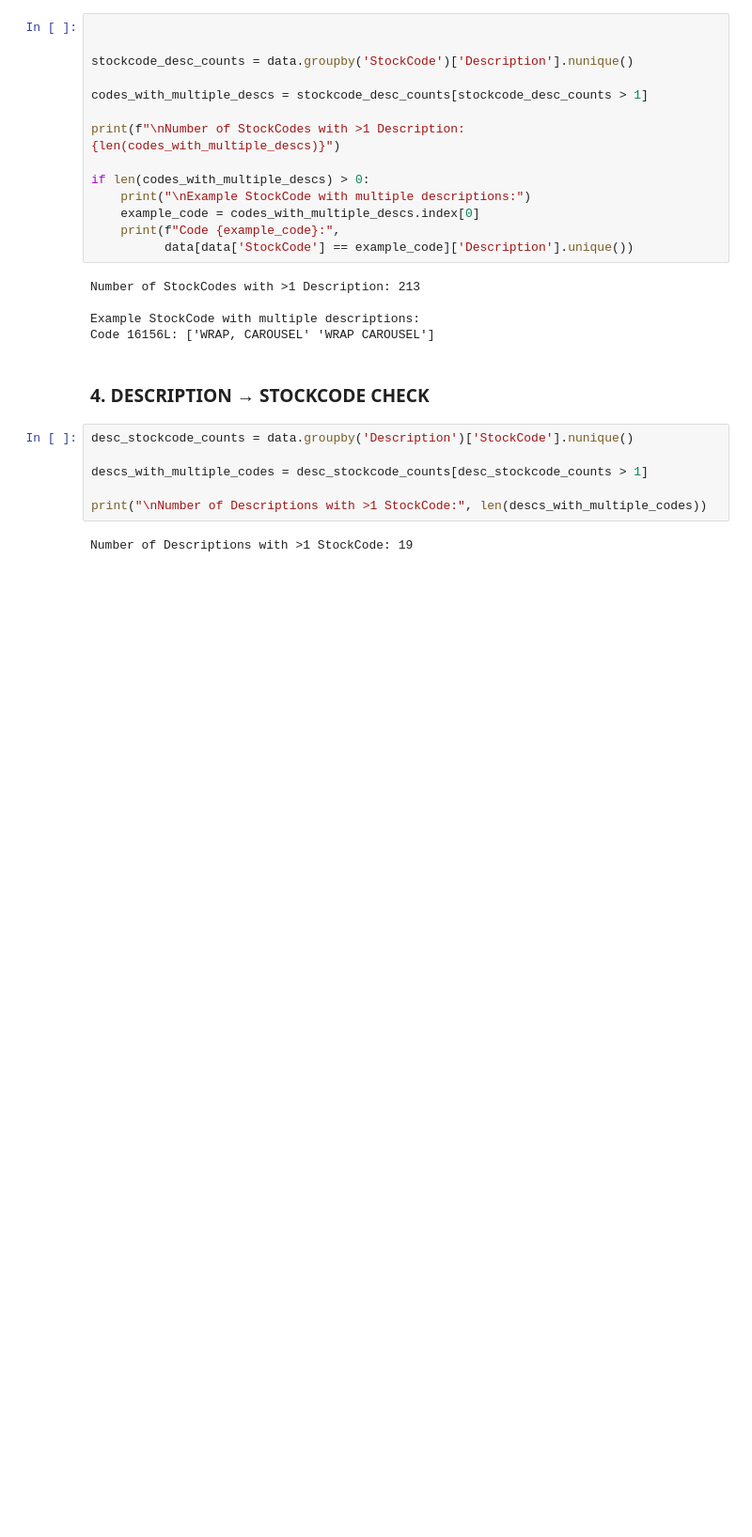
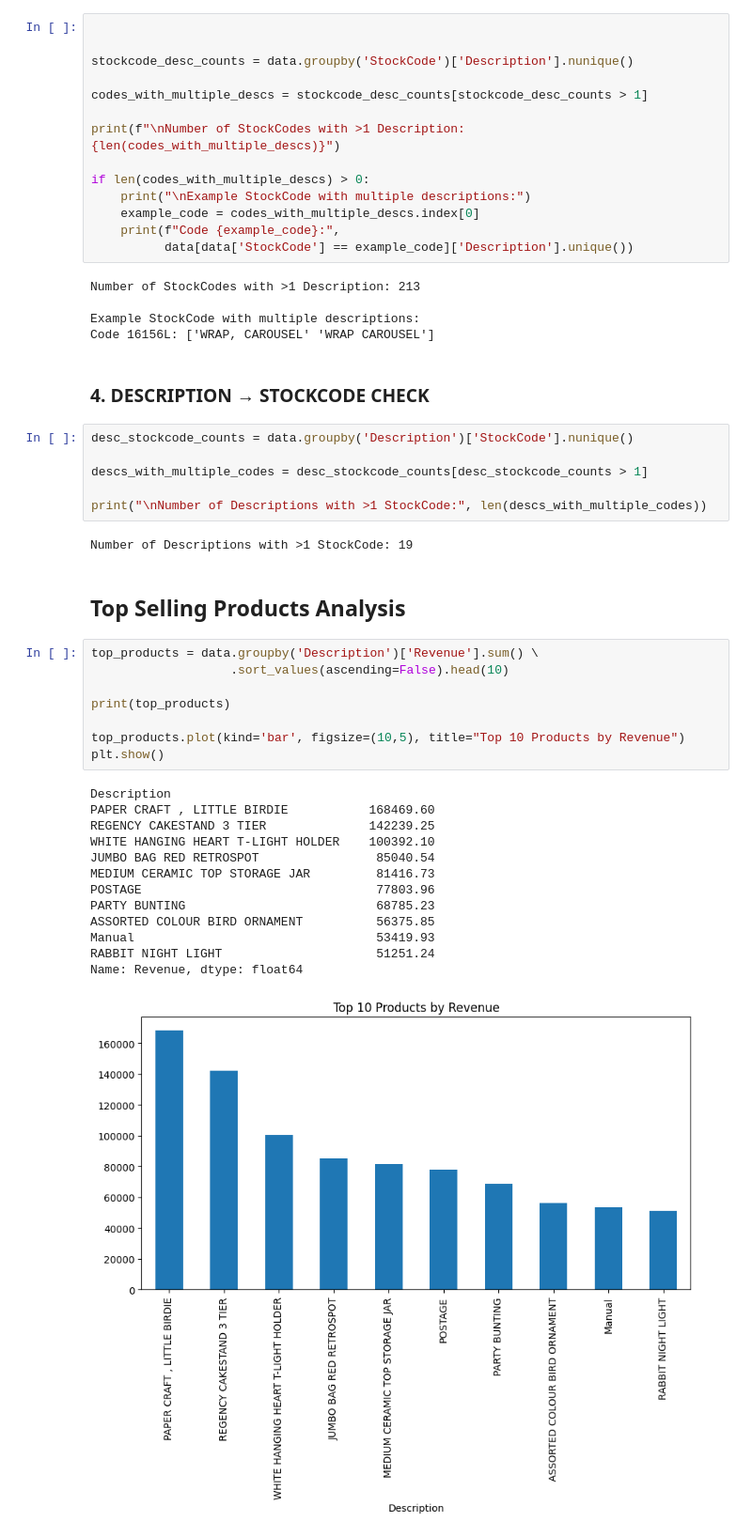
Before and after one commit to Betina-Kuriakose/FUTURE_DS_01, a Jupyter notebook: src/analysis.ipynb, the cells around one changed output. Shown at 94% size. Saved outputs shown, nothing was run; the diff lists cells and outputs as text; blank space fills up the shorter version.

Commit message:
analysis: perform revenue, product, country, and customer analysis

```diff
--- a/src/analysis.ipynb
+++ b/src/analysis.ipynb
@@ -228,3 +228,27 @@ descs_with_multiple_codes = desc_stockcode_counts[desc_stockcode_counts > 1]
 print("\nNumber of Descriptions with >1 StockCode:", len(descs_with_multiple_codes))
 # %% [output]
 Number of Descriptions with >1 StockCode: 19
+# %% [markdown]
+## Top Selling Products Analysis
+# %%
+top_products = data.groupby('Description')['Revenue'].sum() \
+                   .sort_values(ascending=False).head(10)
+
+print(top_products)
+
+top_products.plot(kind='bar', figsize=(10,5), title="Top 10 Products by Revenue")
+plt.show()
+# %% [output]
+Description
+PAPER CRAFT , LITTLE BIRDIE           168469.60
+REGENCY CAKESTAND 3 TIER              142239.25
+WHITE HANGING HEART T-LIGHT HOLDER    100392.10
+JUMBO BAG RED RETROSPOT                85040.54
+MEDIUM CERAMIC TOP STORAGE JAR         81416.73
+POSTAGE                                77803.96
+PARTY BUNTING                          68785.23
+ASSORTED COLOUR BIRD ORNAMENT          56375.85
+Manual                                 53419.93
+RABBIT NIGHT LIGHT                     51251.24
+Name: Revenue, dtype: float64
+[figure, added]
```
Also changed, not shown: parts of 6 cells of this notebook.
